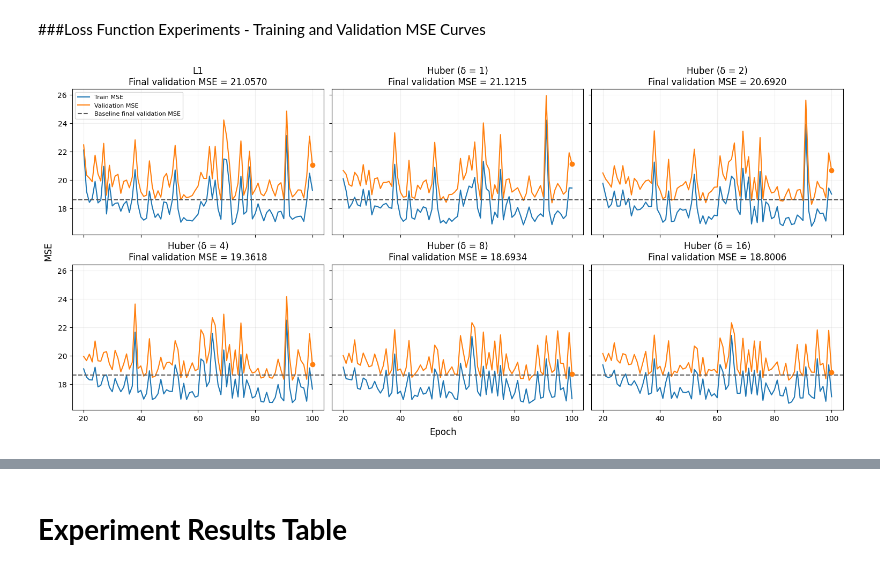
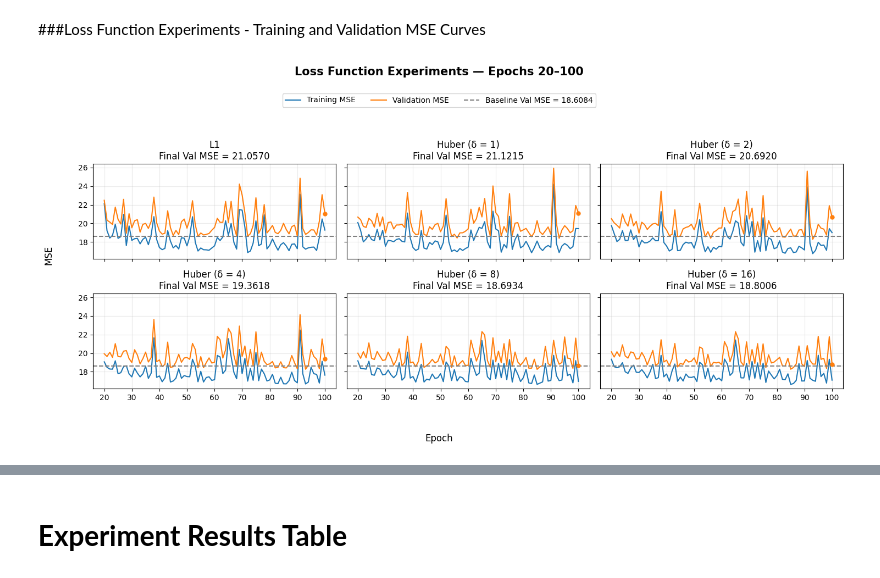
Before and after one commit to DOHA-BASEM3/DS330-Deep-Learning-Project, a Jupyter notebook: CCPP.ipynb, the cells around one changed output, grey strips where cells are left out. Drawn from its saved outputs; the diff is of its cells as text; code cells hidden in the pictures.

```diff
--- a/CCPP.ipynb
+++ b/CCPP.ipynb
@@ -2210,50 +2069,65 @@ display(
 # %% [markdown]
 ###Loss Function Experiments - Training and Validation MSE Curves
 # %%
-# Loss Function Experiments - Training and Validation MSE Curves
-
-import matplotlib.pyplot as plt
-
-# Loss Function Experiments - MSE Curves by Experiment
-
+import numpy as np
 import matplotlib.pyplot as plt
 
 start_epoch = 20
-baseline_val_mse = 18.6084
+baseline_val_mse = nn_val_mse
 
 fig, axes = plt.subplots(
-    2, 3, figsize=(15, 7), sharex=True, sharey=True,
-    layout="constrained"
+    2, 3,
+    figsize=(15, 7),
+    sharex=True,
+    sharey=True
 )
 
 for ax, (_, loss_name, delta, result) in zip(axes.flat, loss_runs):
-    label = loss_name if delta is None else f"Huber (δ = {delta})"
-
-    train_history = result["Train MSE History"]
-    val_history = result["Val MSE History"]
-    epochs = range(start_epoch, len(val_history) + 1)
+    label = loss_name if delta is None else f"Huber (δ = {delta:g})"
+    train = np.asarray(result["Train MSE History"])
+    val = np.asarray(result["Val MSE History"])
+    epochs = np.arange(start_epoch, len(val) + 1)
 
     ax.plot(
-        epochs, train_history[start_epoch - 1:],
-        color="tab:blue", label="Train MSE"
+        epochs,
+        train[start_epoch - 1:],
+        color="tab:blue",
+        label="Training MSE"
     )
     ax.plot(
-        epochs, val_history[start_epoch - 1:],
-        color="tab:orange", label="Validation MSE"
+        epochs,
+        val[start_epoch - 1:],
+        color="tab:orange",
+        label="Validation MSE"
     )
     ax.axhline(
-        baseline_val_mse, color="0.35", linestyle="--",
-        label="Baseline final validation MSE"
+        baseline_val_mse,
+        color="gray",
+        linestyle="--",
+        label=f"Baseline Val MSE = {baseline_val_mse:.4f}"
     )
-    ax.scatter(len(val_history), val_history[-1], color="tab:orange", zorder=3)
+    ax.scatter(epochs[-1], val[-1], color="tab:orange", s=25, zorder=3)
+    ax.set_title(f"{label}\nFinal Val MSE = {val[-1]:.4f}")
+    ax.grid(True, alpha=0.25)
 
-    ax.set_title(f"{label}\nFinal validation MSE = {val_history[-1]:.4f}")
-    ax.set_xticks([20, 40, 60, 80, 100])
-    ax.grid(alpha=0.2)
+handles, labels = axes.flat[0].get_legend_handles_labels()
+fig.legend(
+    handles,
+    labels,
+    loc="upper center",
+    bbox_to_anchor=(0.5, 0.93),
+    ncol=3
+)
 
-axes[0, 0].legend(fontsize=8)
 fig.supxlabel("Epoch")
 fig.supylabel("MSE")
+fig.suptitle(
+    "Loss Function Experiments — Epochs 20–100",
+    fontsize=15,
+    fontweight="bold",
+    y=0.99
+)
+fig.tight_layout(rect=[0.03, 0.05, 1, 0.87])
 plt.show()
 # %% [output]
-[figure, old version]
+[figure, new version]
```
Also changed, not shown: parts of 55 cells of this notebook.
